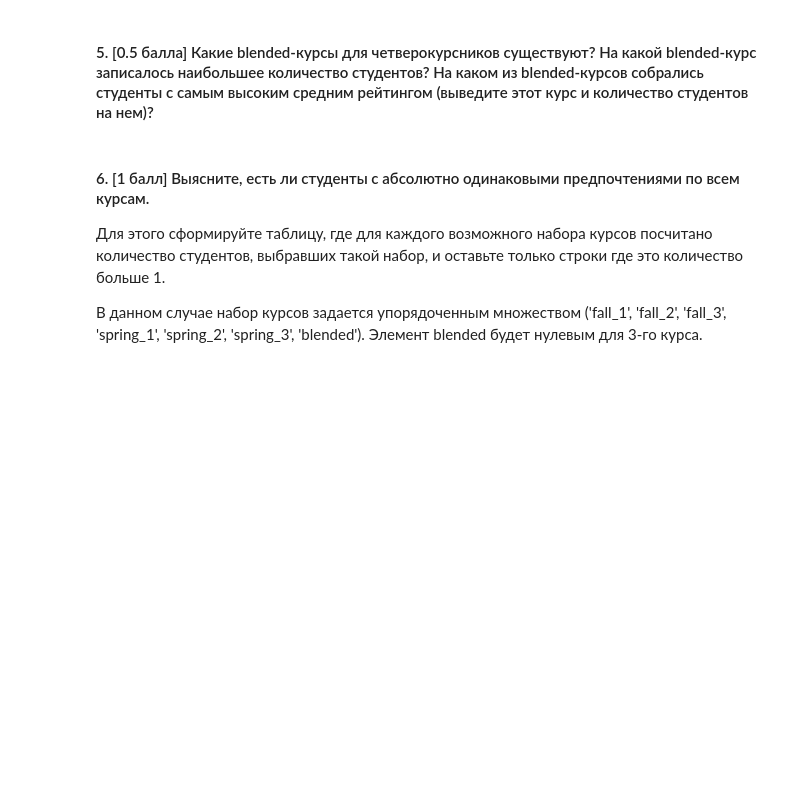
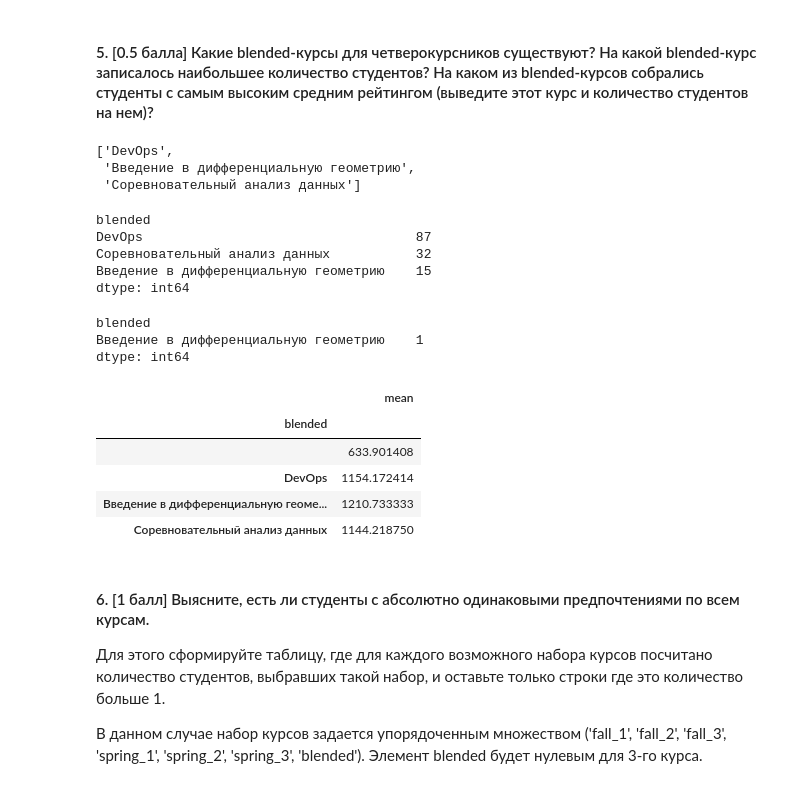
Before and after one commit to diemvs/hse_hw, a Jupyter notebook: homework-practice-01-pandas-Sataev.ipynb, the cells around one changed output. Saved outputs shown, nothing was run; the diff lists cells and outputs as text; code cells hidden in the pictures; blank space fills up the shorter version.

```diff
--- a/homework-practice-01-pandas-Sataev.ipynb
+++ b/homework-practice-01-pandas-Sataev.ipynb
@@ -139,0 +160,3 @@ Populating the interactive namespace from numpy and matplotlib
+# %%
+df = pd.read_excel('end_seminar.xlsx')
+df.tail(10)
@@ -147,0 +199,8 @@ Populating the interactive namespace from numpy and matplotlib
+# %%
+numeric_columns = df.select_dtypes(include = 'number').columns
+str_columns = df.select_dtypes(include = 'object').columns
+
+df[numeric_columns] = df[numeric_columns].fillna(0)
+df[str_columns] = df[str_columns].fillna('')
+
+df.tail(10)
@@ -158,3 +231,5 @@ Populating the interactive namespace from numpy and matplotlib
+# %%
+df = df.drop_duplicates(subset='id', keep='last')
 # %% [markdown]
 #### 4. [0.5 балла] Ответьте на вопросы:
 1. Сколько было заявок из групп 18-го года набора, а сколько из групп 17-го года?
@@ -167,0 +253,7 @@ Populating the interactive namespace from numpy and matplotlib
+# %%
+blended_courses = df['blended'].unique()
+list(filter(lambda c: c != '', blended_courses))
+# %% [output]
+['DevOps',
+ 'Введение в дифференциальную геометрию',
+ 'Соревновательный анализ данных']
@@ -167,0 +262,8 @@ Populating the interactive namespace from numpy and matplotlib
+# %%
+df.value_counts(subset='blended').drop([''])
+# %% [output]
+blended
+DevOps                                   87
+Соревновательный анализ данных           32
+Введение в дифференциальную геометрию    15
+dtype: int64
@@ -168,3 +273,17 @@ Populating the interactive namespace from numpy and matplotlib
+# %%
+# df[df['rating'] == df['rating'].max()].value_counts(subset='blended')
+
+df.groupby('blended')['rating'].aggregate(['mean'])
+# %% [output]
+blended
+Введение в дифференциальную геометрию    1
+dtype: int64
+|  | mean |
+| blended |  |
+|  | 633.901408 |
+| DevOps | 1154.172414 |
+| Введение в дифференциальную геоме... | 1210.733333 |
+| Соревновательный анализ данных | 1144.218750 |
 # %% [markdown]
 #### 6. [1 балл] Выясните, есть ли студенты с абсолютно одинаковыми предпочтениями по всем курсам.
 
```
Also changed, not shown: parts of 31 cells of this notebook.
